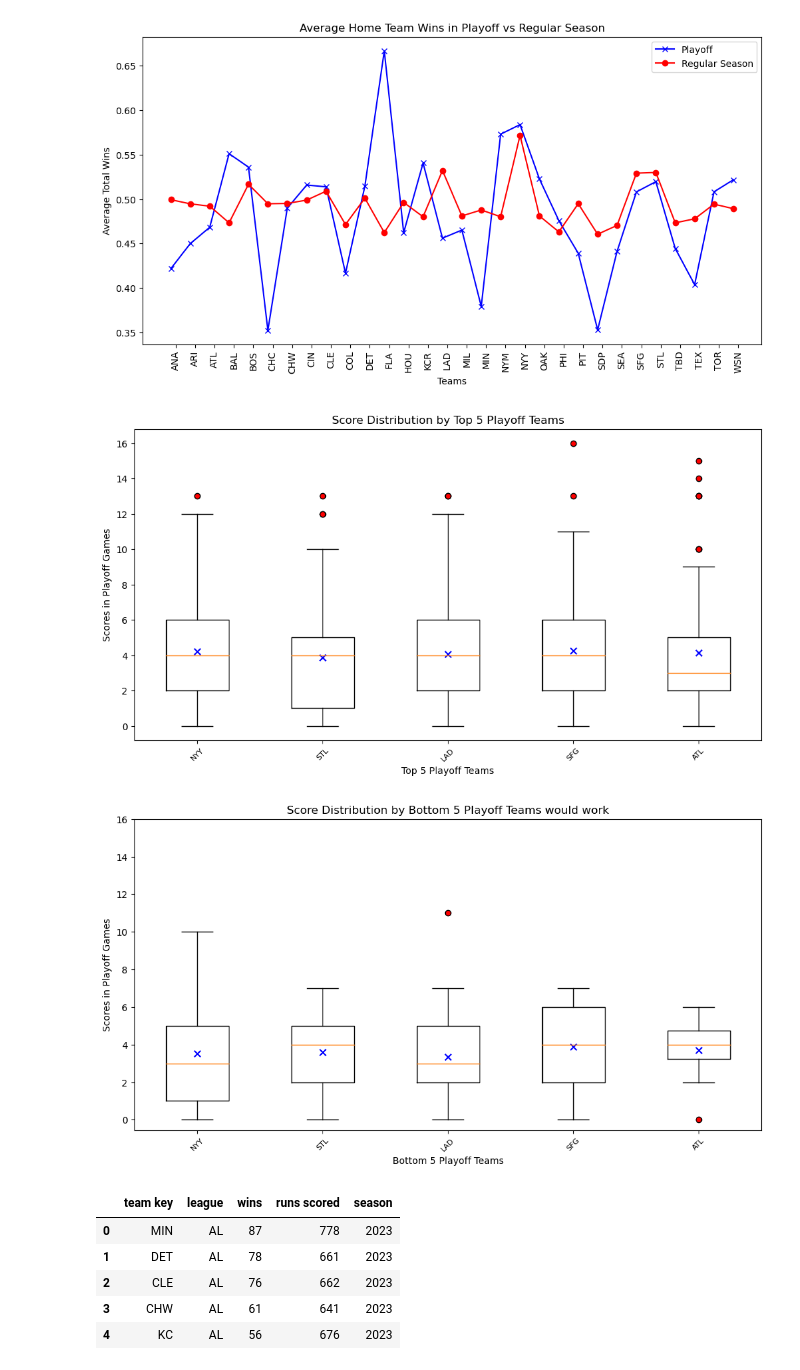
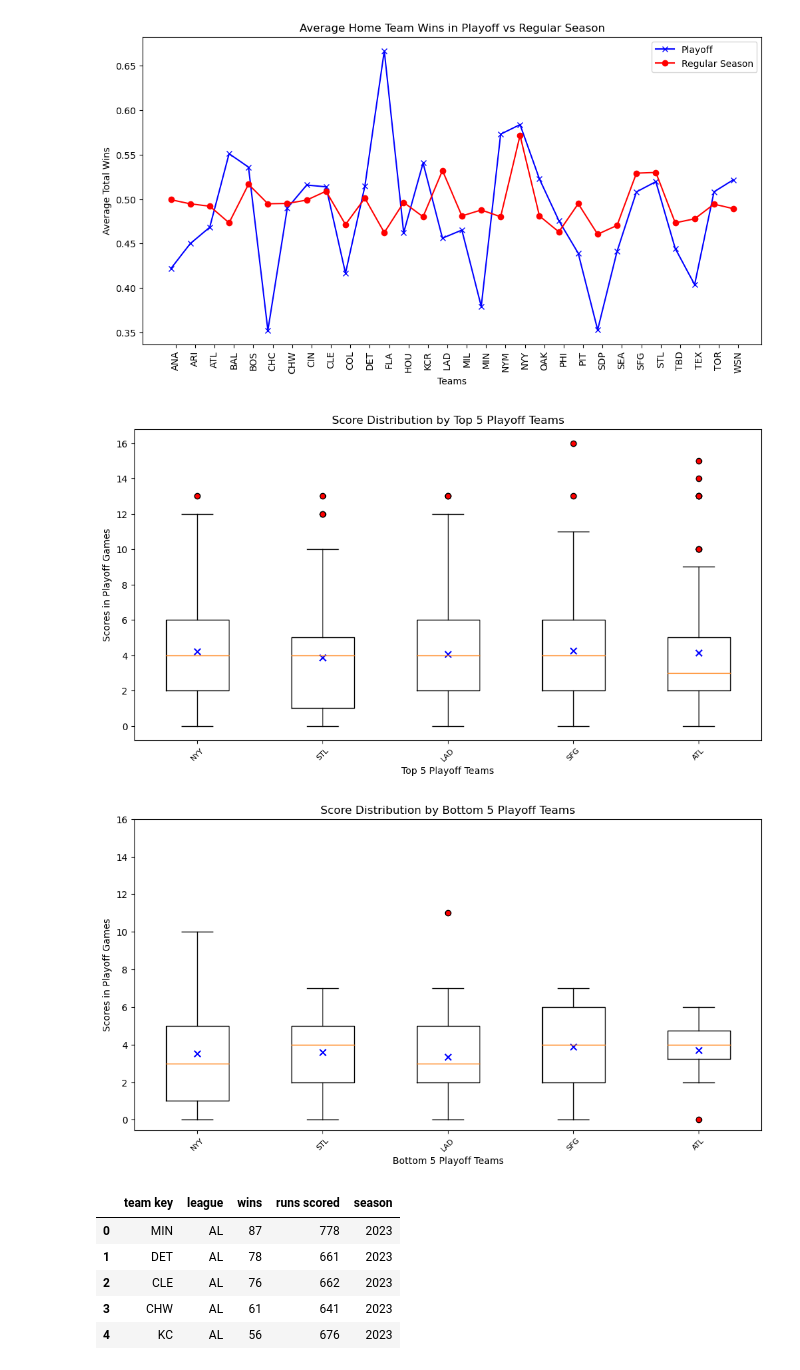
Before and after one commit to johnnycapra/Project_1, a Jupyter notebook: MLB_Analysis.ipynb, the cells around one changed output. Saved outputs shown, nothing was run; the diff lists cells and outputs as text; code cells hidden in the pictures.

```diff
--- a/MLB_Analysis.ipynb
+++ b/MLB_Analysis.ipynb
@@ -280,35 +280,35 @@ def playoff_boxplots(playoff_df, team_list, fig, title, xaxis):
 
     # Set and fill outlier marker
 
     for outlier in box_playoff['fliers']:
         outlier.set(marker='o', markerfacecolor='red', markeredgecolor='black')
 
     # Set mean marker
 
     for i, score in enumerate(score_list):
         mean_val = sum(score) / len(score)
         plt.scatter(i + 1, mean_val, marker='x', color='b', s=45)
     plt.xticks(range(1, len(teams_list) + 1), teams_list, rotation=45, fontsize=8)
     plt.yticks(range(0, 18, 2))
     plt.xlabel(xaxis)
     plt.ylabel('Scores in Playoff Games')
     plt.title(title)
     plt.savefig(fig)
     plt.show()
 
 box_top_5_fig = 'output_data/box_top_5.png'
 box_bottom_5_fig = 'output_data/box_bottom_5.png'
 top_5_title = 'Score Distribution by Top 5 Playoff Teams'
-bottom_5_title = 'Score Distribution by Bottom 5 Playoff Teams would work'
+bottom_5_title = 'Score Distribution by Bottom 5 Playoff Teams'
 top_5_x = 'Top 5 Playoff Teams'
 bottom_5_x = 'Bottom 5 Playoff Teams'
 top_5_teams_playoff = playoff_boxplots(
     playoff_df, top_teams, box_top_5_fig, top_5_title, top_5_x)
 bottom_5_teams_playoff = playoff_boxplots(
     playoff_df, bottom_teams, box_bottom_5_fig, bottom_5_title, bottom_5_x)
 # %% [output]
 [figure]
-[figure, old version]
+[figure, new version]
 # %%
 # Get API url from sportsdata.io and create endpoint with params
 
```
